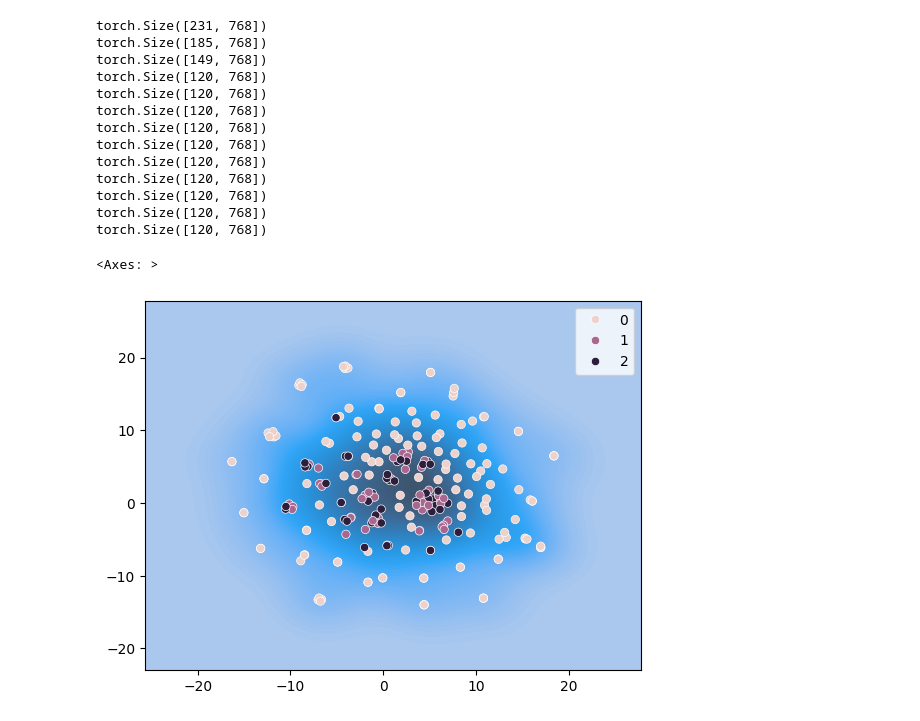
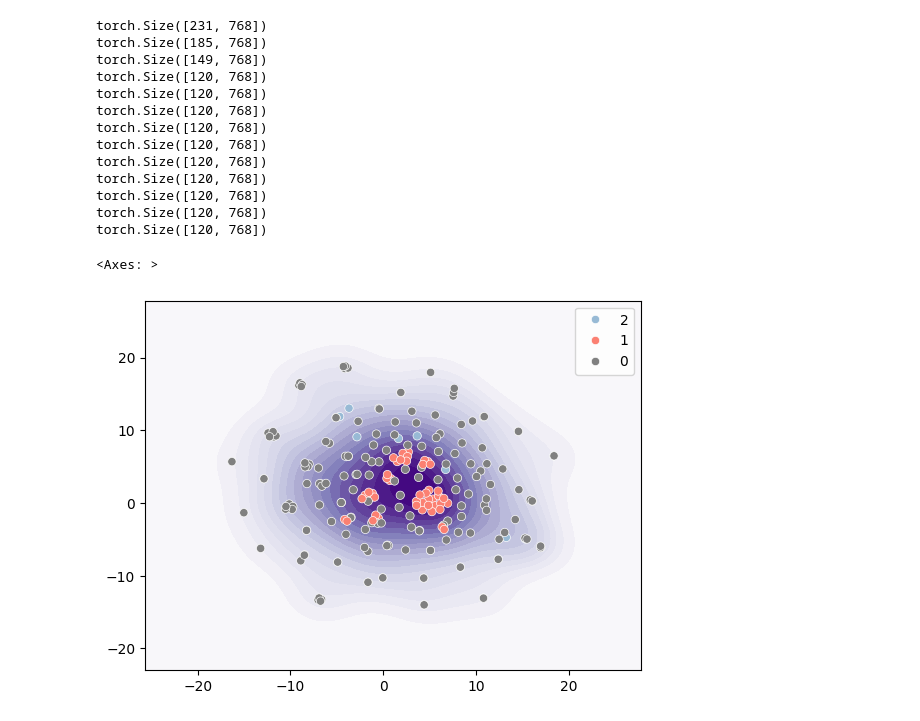
Before and after one commit to hchautran/PiToMe, a Jupyter notebook: bert.ipynb, the cells around one changed output. Saved outputs shown, nothing was run; the diff lists cells and outputs as text; code cells hidden in the pictures.

```diff
--- a/bert.ipynb
+++ b/bert.ipynb
@@ -103,6 +103,7 @@ torch.Size([120, 768])
 torch.Size([120, 768])
 # %%
 import math
+import torch
 def pitome_text(
     metric: torch.Tensor,
     ratio:float=1.0,
@@ -132,8 +133,11 @@ def pitome_text(
     with torch.no_grad():
         merge_idx = indices[..., :2*r]
         protected_idx = indices[..., 2*r:]
-        a_idx = merge_idx[..., ::2]
-        b_idx = merge_idx[..., 1::2]
+        a_idx = merge_idx[..., :r]
+        b_idx = merge_idx[..., r:]
+        scores = sim.gather(dim=-1, index=b_idx.unsqueeze(-2).expand(B, T, r))
+        scores = scores.gather(dim=-2, index=a_idx.unsqueeze(-1).expand(B, r, r ))
+        _, dst_idx = scores.max(dim=-1)
 
     def merge(x: torch.Tensor, mode="mean") -> torch.Tensor:
         if class_token:
@@ -143,6 +147,8 @@ def pitome_text(
             x_cls = None
 
         B, T, C = x.shape
+        src, dst = x[batch_idx, a_idx, :], x[batch_idx,  b_idx, :]
+        dst = dst.scatter_reduce(-2, dst_idx.unsqueeze(2).expand(B, r, C), src, reduce=mode)
         protected = x[batch_idx, protected_idx, :]
         dst = x[batch_idx,  b_idx, :]
 
@@ -155,7 +161,7 @@ def pitome_text(
 
     if class_token:
         return merge, torch.cat([torch.ones(B, 1).to(metric.device), isolation_score], dim=-1)[..., None]
-    return merge, isolation_score[..., None] , protected_idx, a_idx, b_idx
+    return merge, isolation_score[..., None] , protected_idx, a_idx, dst_idx
 # %%
 
 def do_nothing(x, mode=None):
@@ -233,17 +239,18 @@ data_embedded = tsne.fit_transform(data)
 # %%
 import seaborn as sns
 
 labels = []
 for i in range(data_embedded.shape[0]):
     if i in a_idx:
-        labels.append(1)
+        labels.append('1')
 
     elif i in b_idx:
-        labels.append(2)
+        labels.append('2')
     else:
-        labels.append(0)
-sns.kdeplot(x=data_embedded[:, 0], y=data_embedded[:, 1], levels=100, thresh=1e-20, fill=True)  # Scatter plot of transformed data
-sns.scatterplot(x=data_embedded[:, 0], y=data_embedded[:, 1], hue=labels)  # Scatter plot of transformed data
+        labels.append('0')
+palette= {'0':'grey', '1':'#fb8072', '2':'#98bad5'}
+sns.kdeplot(x=data_embedded[:, 0], y=data_embedded[:, 1], levels=20, thresh=1e-55, fill=True, cmap='Purples')  # Scatter plot of transformed data
+sns.scatterplot(x=data_embedded[:, 0], y=data_embedded[:, 1], hue=labels, palette=palette)  # Scatter plot of transformed data
 # %% [output]
 <Axes: >
-[figure, old version]
+[figure, new version]
```
Also changed, not shown: parts of 3 cells of this notebook.
